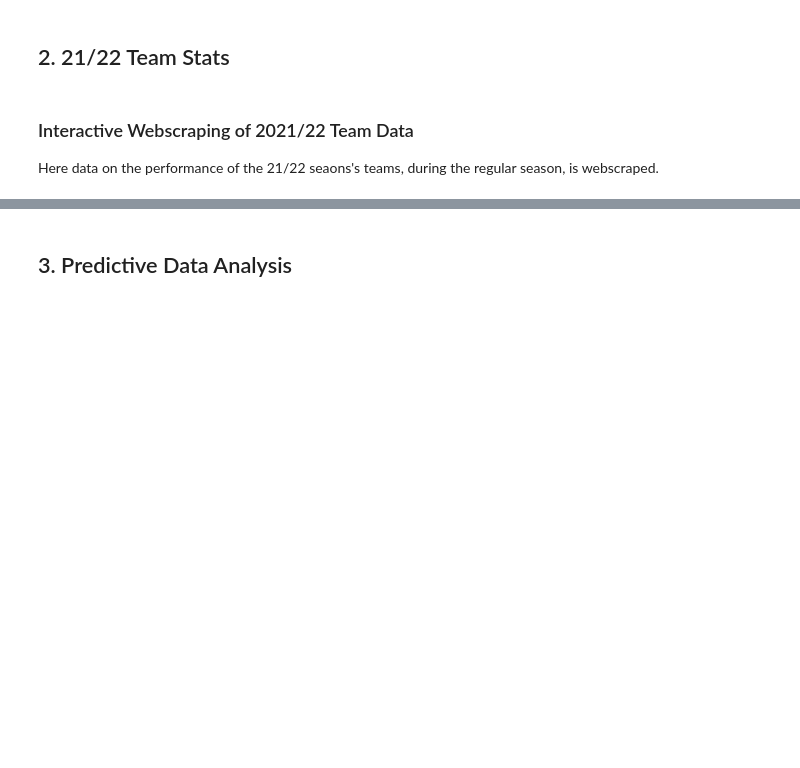
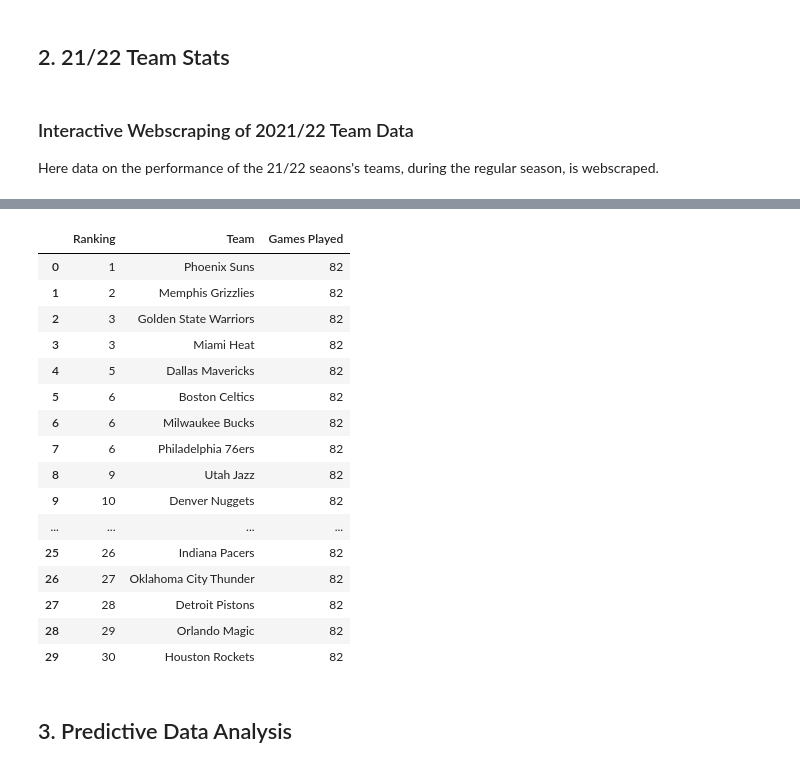
Before and after one commit to thopsialive/NBA-Drafts-Player-Impact, a Jupyter notebook: NBA Drafted Player Impact.ipynb, the cells around one changed output, grey strips where cells are left out. Saved outputs shown, nothing was run; the diff lists cells and outputs as text; code cells hidden in the pictures; blank space fills up the shorter version.

Commit message:
separate data files

```diff
--- a/NBA Drafted Player Impact.ipynb
+++ b/NBA Drafted Player Impact.ipynb
@@ -355,0 +315,53 @@ df1
+# %%
+rankings_tb = []
+teams_tb = []
+games_played_tb = []
+
+
+for i in range(len(rankings)):
+    data={'Ranking': rankings[i].text}
+    rankings_tb.append(data)
+rankings_tb = pd.DataFrame(rankings_tb)
+
+for i in range(len(teams)):
+    data={'Team': teams[i].text}
+    teams_tb.append(data)
+teams_tb = pd.DataFrame(teams_tb)
+
+for i in range(len(games_played)):
+    data={'Games Played': games_played[i].text}
+    games_played_tb.append(data)
+games_played_tb = pd.DataFrame(games_played_tb)
+
+# Remove rows with empty cells in each DataFrame
+rankings_tb = rankings_tb[rankings_tb['Ranking'] != '']
+teams_tb = teams_tb[teams_tb['Team'] != '']
+games_played_tb = games_played_tb[games_played_tb['Games Played'] != '']
+
+
+# Reset the index of the DataFrames
+rankings_tb.reset_index(drop=True, inplace=True)
+teams_tb.reset_index(drop=True, inplace=True)
+games_played_tb.reset_index(drop=True, inplace=True)
+# %%
+# Merge the three DataFrames into a single DataFrame
+df1 = pd.concat([rankings_tb, teams_tb, games_played_tb], axis=1)
+df1
+# %% [output]
+|  | Ranking | Team | Games Played |
+| 0 | 1 | Phoenix Suns | 82 |
+| 1 | 2 | Memphis Grizzlies | 82 |
+| 2 | 3 | Golden State Warriors | 82 |
+| 3 | 3 | Miami Heat | 82 |
+| 4 | 5 | Dallas Mavericks | 82 |
+| 5 | 6 | Boston Celtics | 82 |
+| 6 | 6 | Milwaukee Bucks | 82 |
+| 7 | 6 | Philadelphia 76ers | 82 |
+| 8 | 9 | Utah Jazz | 82 |
+| 9 | 10 | Denver Nuggets | 82 |
+| ... | ... | ... | ... |
+| 25 | 26 | Indiana Pacers | 82 |
+| 26 | 27 | Oklahoma City Thunder | 82 |
+| 27 | 28 | Detroit Pistons | 82 |
+| 28 | 29 | Orlando Magic | 82 |
+| 29 | 30 | Houston Rockets | 82 |
```
Also changed, not shown: parts of 7 cells of this notebook, 3 other files.
